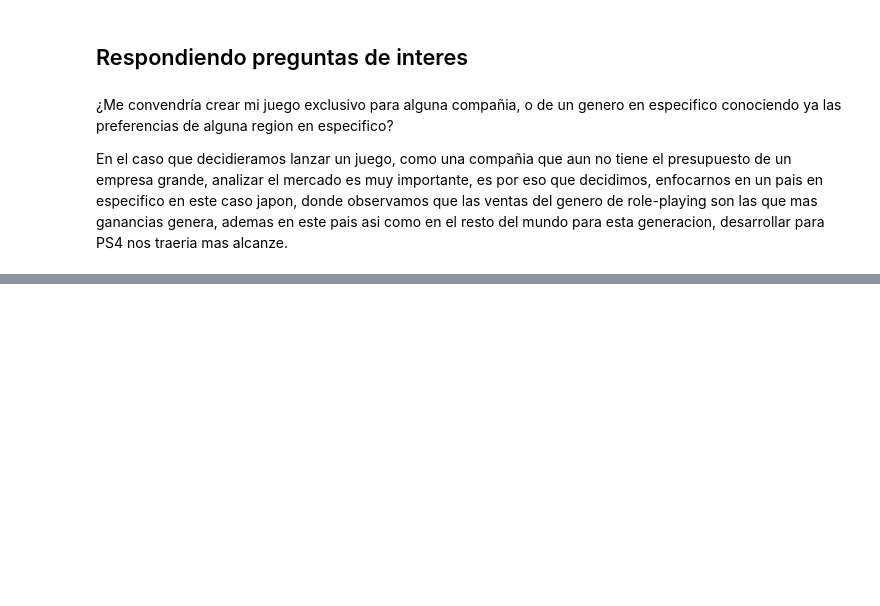
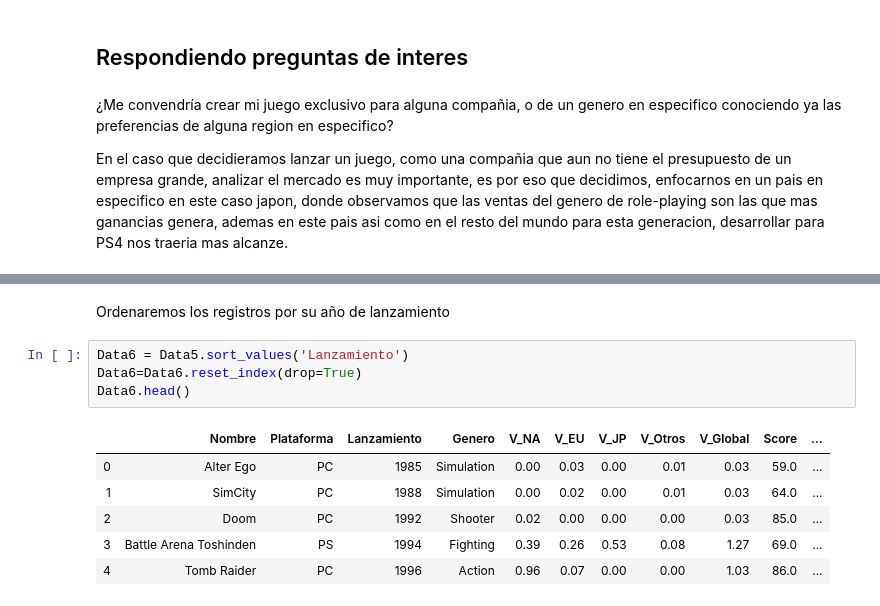
Before and after one commit to JosueStudent/Mineria_de_Datos, a Jupyter notebook: Avance PIA/PIA V2.ipynb, the cells around one changed output, grey strips where cells are left out. Drawn from its saved outputs; the diff is of its cells as text; blank space fills up the shorter version.

```diff
--- a/Avance PIA/PIA V2.ipynb
+++ b/Avance PIA/PIA V2.ipynb
@@ -436,0 +472,13 @@ En el caso que decidieramos lanzar un juego, como una compañia que aun no tiene
+# %% [markdown]
+Ordenaremos los registros por su año de lanzamiento
+# %%
+Data6 = Data5.sort_values('Lanzamiento')
+Data6=Data6.reset_index(drop=True)
+Data6.head()
+# %% [output]
+|  | Nombre | Plataforma | Lanzamiento | Genero | V_NA | V_EU | V_JP | V_Otros | V_Global | Score | ... |
+| 0 | Alter Ego | PC | 1985 | Simulation | 0.00 | 0.03 | 0.00 | 0.01 | 0.03 | 59.0 | ... |
+| 1 | SimCity | PC | 1988 | Simulation | 0.00 | 0.02 | 0.00 | 0.01 | 0.03 | 64.0 | ... |
+| 2 | Doom | PC | 1992 | Shooter | 0.02 | 0.00 | 0.00 | 0.00 | 0.03 | 85.0 | ... |
+| 3 | Battle Arena Toshinden | PS | 1994 | Fighting | 0.39 | 0.26 | 0.53 | 0.08 | 1.27 | 69.0 | ... |
+| 4 | Tomb Raider | PC | 1996 | Action | 0.96 | 0.07 | 0.00 | 0.00 | 1.03 | 86.0 | ... |
```
Also changed, not shown: parts of 38 cells of this notebook.
